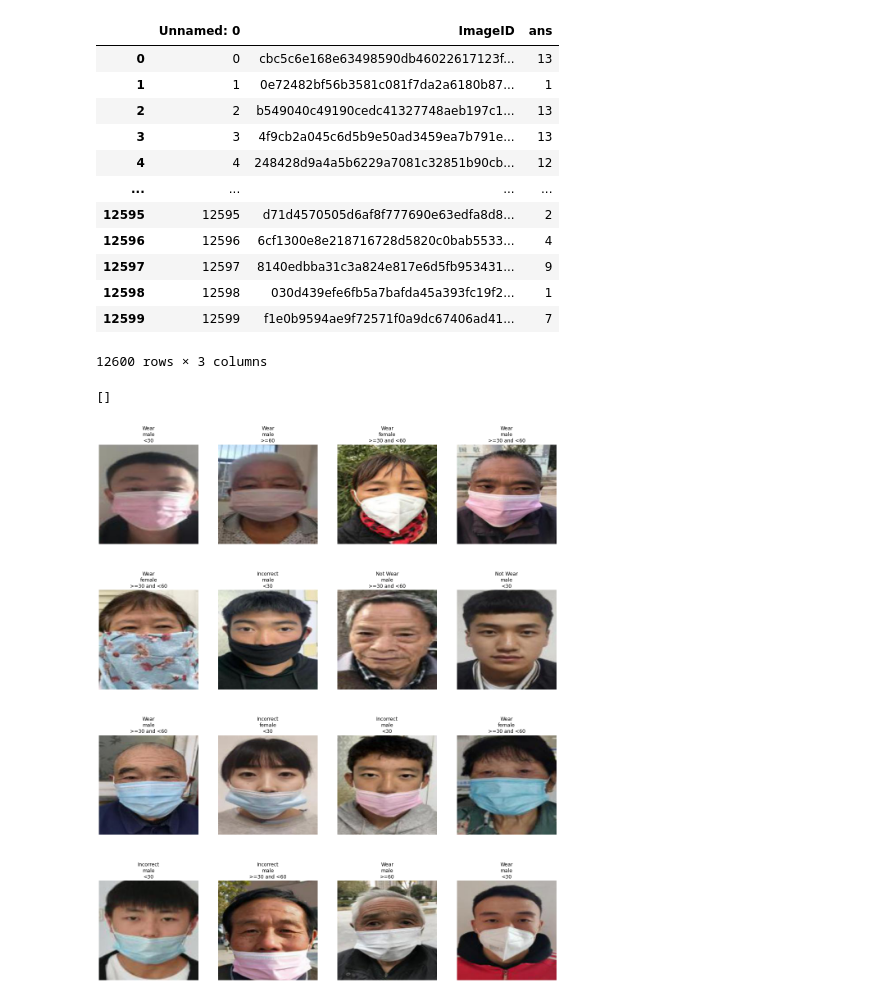
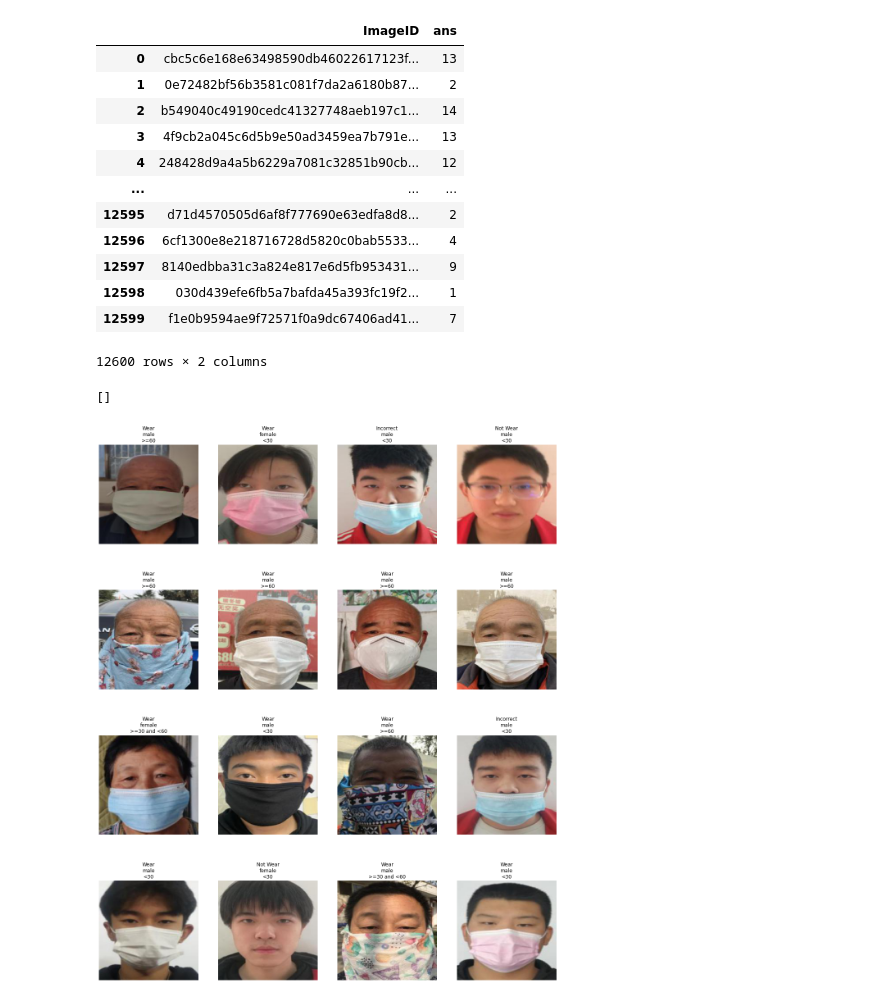
Before and after one commit to KimSeungHyun1217/mask_age_gender_classification, a Jupyter notebook: util/예전거/evaluate_result.ipynb, the cells around one changed output. Saved outputs shown, nothing was run; the diff lists cells and outputs as text; code cells hidden in the pictures.

Commit message:
7909_ageCombine2

```diff
--- a/util/예전거/evaluate_result.ipynb
+++ b/util/예전거/evaluate_result.ipynb
@@ -5,23 +5,23 @@ from pathlib import Path
 from PIL import Image
 import matplotlib.pyplot as plt
 # %%
-df = pd.read_csv('../../output/output.csv')
+df = pd.read_csv('/opt/ml/input/data/eval/output(7909)_ageCombine2.csv')
 # df.drop('Unnamed: 0', axis=1, inplace=True)
 df
 # %% [output]
-|  | Unnamed: 0 | ImageID | ans |
-| 0 | 0 | cbc5c6e168e63498590db46022617123f... | 13 |
-| 1 | 1 | 0e72482bf56b3581c081f7da2a6180b87... | 1 |
-| 2 | 2 | b549040c49190cedc41327748aeb197c1... | 13 |
-| 3 | 3 | 4f9cb2a045c6d5b9e50ad3459ea7b791e... | 13 |
-| 4 | 4 | 248428d9a4a5b6229a7081c32851b90cb... | 12 |
-| ... | ... | ... | ... |
-| 12595 | 12595 | d71d4570505d6af8f777690e63edfa8d8... | 2 |
-| 12596 | 12596 | 6cf1300e8e218716728d5820c0bab5533... | 4 |
-| 12597 | 12597 | 8140edbba31c3a824e817e6d5fb953431... | 9 |
-| 12598 | 12598 | 030d439efe6fb5a7bafda45a393fc19f2... | 1 |
-| 12599 | 12599 | f1e0b9594ae9f72571f0a9dc67406ad41... | 7 |
+|  | ImageID | ans |
+| 0 | cbc5c6e168e63498590db46022617123f... | 13 |
+| 1 | 0e72482bf56b3581c081f7da2a6180b87... | 2 |
+| 2 | b549040c49190cedc41327748aeb197c1... | 14 |
+| 3 | 4f9cb2a045c6d5b9e50ad3459ea7b791e... | 13 |
+| 4 | 248428d9a4a5b6229a7081c32851b90cb... | 12 |
+| ... | ... | ... |
+| 12595 | d71d4570505d6af8f777690e63edfa8d8... | 2 |
+| 12596 | 6cf1300e8e218716728d5820c0bab5533... | 4 |
+| 12597 | 8140edbba31c3a824e817e6d5fb953431... | 9 |
+| 12598 | 030d439efe6fb5a7bafda45a393fc19f2... | 1 |
+| 12599 | f1e0b9594ae9f72571f0a9dc67406ad41... | 7 |
-12600 rows × 3 columns
+12600 rows × 2 columns
 # %%
 label = 0
 label_trsfm = {}
@@ -70,4 +70,4 @@ for idx in range(start_idx, start_idx + TOTAL):
 plt.plot()
 # %% [output]
 []
-[figure, old version]
+[figure, new version]
```
Also changed, not shown: 1 other file.
